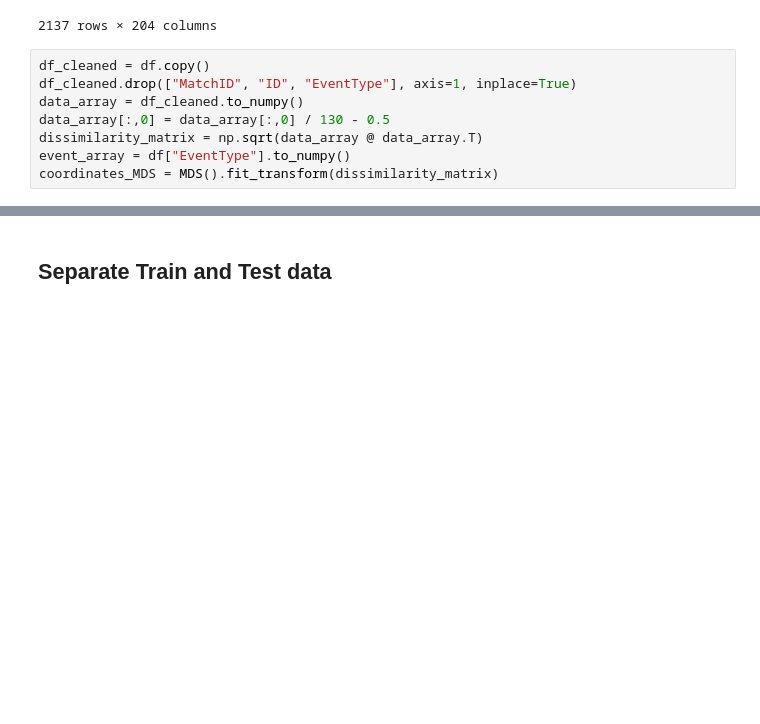
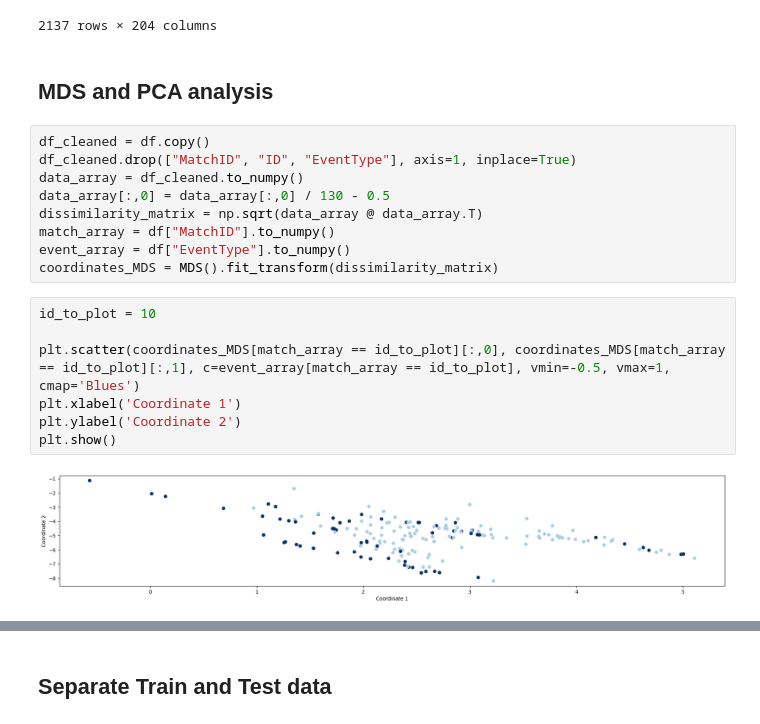
Before and after one commit to vmic2002/DeepLearningChallengeCSC_51054_EP, a Jupyter notebook: Group_challenge_weight_watchers.ipynb, the cells around one changed output, grey strips where cells are left out. Cells and saved outputs as stored; diff of their text form; blank space fills up the shorter version.

```diff
--- a/Group_challenge_weight_watchers.ipynb
+++ b/Group_challenge_weight_watchers.ipynb
@@ -337,11 +343,23 @@ df
 | 2135 | 19 | 128 | 19_128 | 1.0 | 0.051801 | 0.269485 | 0.051750 | -0.198183 | 0.088989 | 0.019420 | ... | ... |
 | 2136 | 19 | 129 | 19_129 | 1.0 | 0.041121 | 0.224212 | 0.085830 | -0.218613 | 0.083835 | 0.018398 | ... | ... |
 2137 rows × 204 columns
+# %% [markdown]
+## MDS and PCA analysis
 # %%
 df_cleaned = df.copy()
 df_cleaned.drop(["MatchID", "ID", "EventType"], axis=1, inplace=True)
 data_array = df_cleaned.to_numpy()
 data_array[:,0] = data_array[:,0] / 130 - 0.5
 dissimilarity_matrix = np.sqrt(data_array @ data_array.T)
+match_array = df["MatchID"].to_numpy()
 event_array = df["EventType"].to_numpy()
 coordinates_MDS = MDS().fit_transform(dissimilarity_matrix)
+# %%
+id_to_plot = 10
+
+plt.scatter(coordinates_MDS[match_array == id_to_plot][:,0], coordinates_MDS[match_array == id_to_plot][:,1], c=event_array[match_array == id_to_plot], vmin=-0.5, vmax=1, cmap='Blues')
+plt.xlabel('Coordinate 1')
+plt.ylabel('Coordinate 2')
+plt.show()
+# %% [output]
+[figure, added]
```
Also changed, not shown: parts of 15 cells of this notebook, 1 other file.
